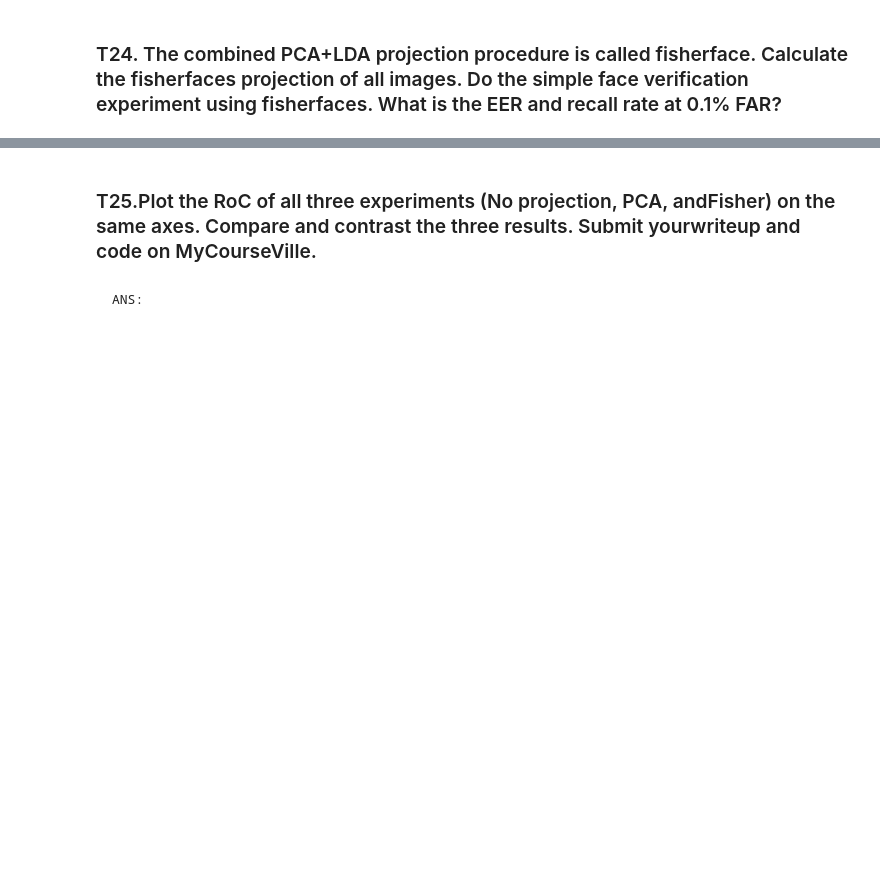
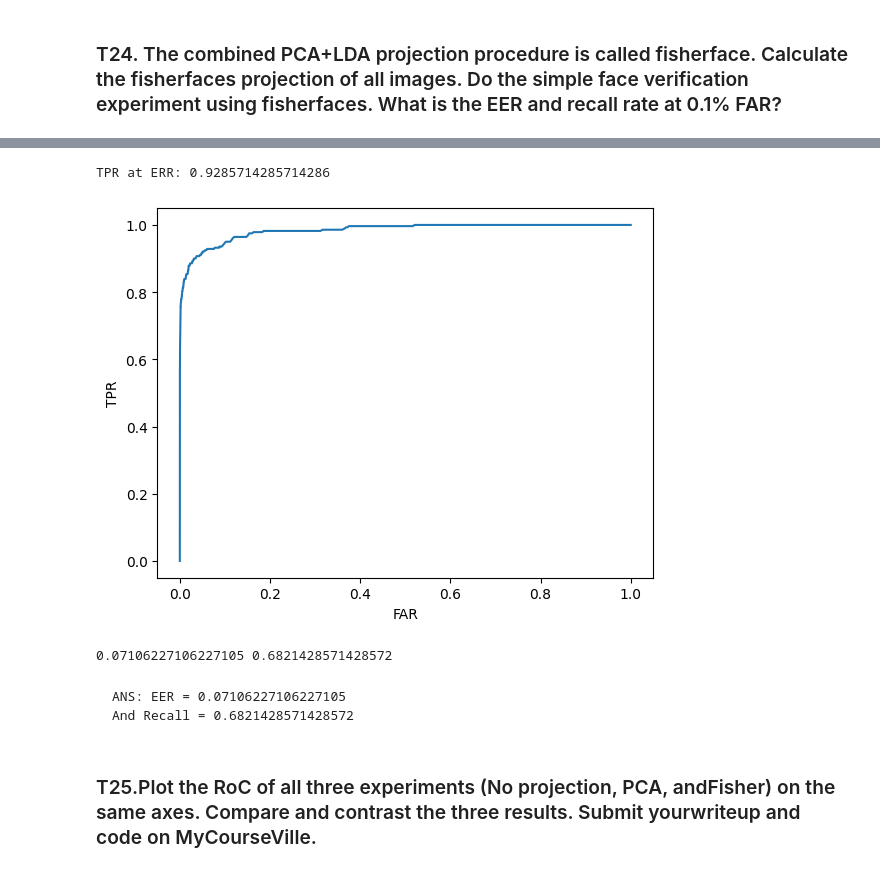
Before and after one commit to GnuBurn/PatternReg, a Jupyter notebook: Hw3/HW3_Fisherfaces(student).ipynb, the cells around one changed output, grey strips where cells are left out. Drawn from its saved outputs; the diff is of its cells as text; code cells hidden in the pictures; blank space fills up the shorter version.

```diff
--- a/Hw3/HW3_Fisherfaces(student).ipynb
+++ b/Hw3/HW3_Fisherfaces(student).ipynb
@@ -622,5 +673,13 @@ test_reduce_dimension()
 # %%
 # TODO: Define dimension of PCA.
-n_dim = ...
+t_images = 120
+t_classes = 40
+
+n_dim = t_images - t_classes
+print(n_dim)
 
 # TODO: Find PCA of T and D with n_dim dimension.
+T_pca = calculate_projection_vectors(T, meanface, v)[:,:n_dim]
+D_pca = calculate_projection_vectors(D, meanface, v)[:,:n_dim]
+
+print(T_pca.shape, D_pca.shape)
@@ -645,2 +746,16 @@ n_dim = ...
+# %%
+# INSERT CODE HERE
+T_lda = T_pca @ eigenvectors[:,:39]
+D_lda = D_pca @ eigenvectors[:,:39]
+lda_similarity_matrix = generate_similarity_matrix(T_lda, D_lda)
+tpr, far, eer, recall = plot_roc(lda_similarity_matrix)
+print(eer, recall)
+# %% [output]
+TPR at ERR: 0.9285714285714286
+[figure, added]
+0.07106227106227105 0.6821428571428572
+# %% [markdown]
+    ANS: EER = 0.07106227106227105
+    And Recall = 0.6821428571428572
 # %% [markdown]
 ### T25.Plot the RoC of all three experiments (No projection, PCA, andFisher) on the same axes. Compare and contrast the three results. Submit yourwriteup and code on MyCourseVille.
@@ -649,2 +761,0 @@ n_dim = ...
-# %% [markdown]
-    ANS:
```
Also changed, not shown: parts of 34 cells of this notebook, 1 other file.
